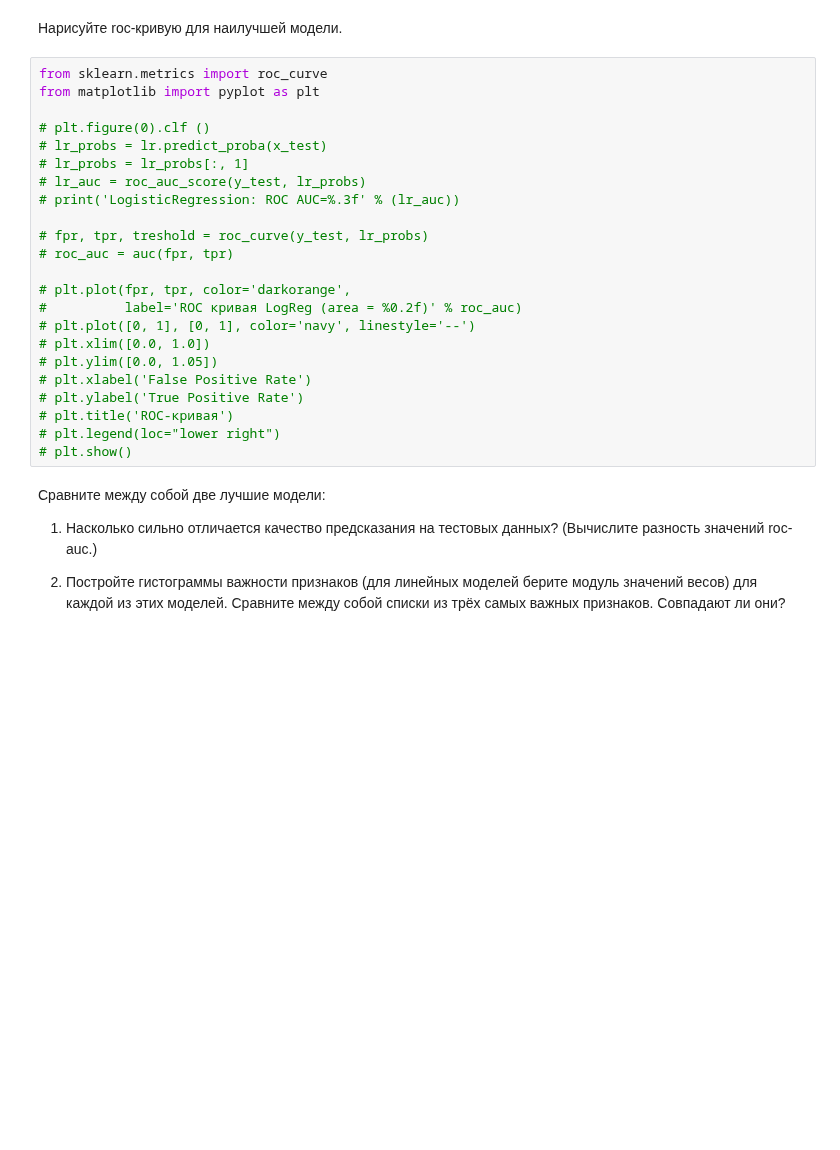
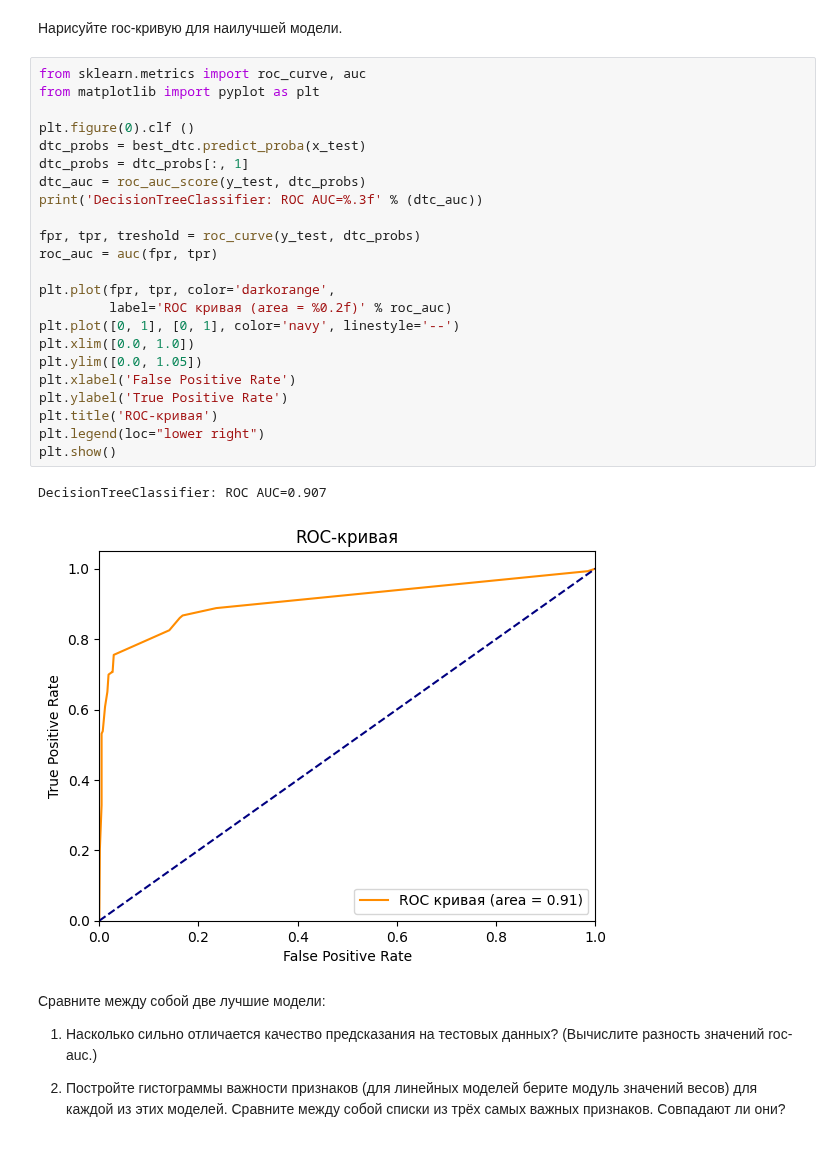
Before and after one commit to IgorKolotushkin/machine_learning_ds, a Jupyter notebook: hw7/Практическая работа. Логическая классификация. Деревья решений.ipynb, the cells around one changed output. Drawn from its saved outputs; the diff is of its cells as text; blank space fills up the shorter version.

```diff
--- a/hw7/Практическая работа. Логическая классификация. Деревья решений.ipynb
+++ b/hw7/Практическая работа. Логическая классификация. Деревья решений.ipynb
@@ -287,28 +287,31 @@ roc_auc best_dtc = 0.9072998180349405
 # %% [markdown]
 Нарисуйте roc-кривую для наилучшей модели.
 # %%
-from sklearn.metrics import roc_curve
+from sklearn.metrics import roc_curve, auc
 from matplotlib import pyplot as plt
 
-# plt.figure(0).clf ()
-# lr_probs = lr.predict_proba(x_test)
-# lr_probs = lr_probs[:, 1]
-# lr_auc = roc_auc_score(y_test, lr_probs)
-# print('LogisticRegression: ROC AUC=%.3f' % (lr_auc))
+plt.figure(0).clf ()
+dtc_probs = best_dtc.predict_proba(x_test)
+dtc_probs = dtc_probs[:, 1]
+dtc_auc = roc_auc_score(y_test, dtc_probs)
+print('DecisionTreeClassifier: ROC AUC=%.3f' % (dtc_auc))
 
-# fpr, tpr, treshold = roc_curve(y_test, lr_probs)
-# roc_auc = auc(fpr, tpr)
+fpr, tpr, treshold = roc_curve(y_test, dtc_probs)
+roc_auc = auc(fpr, tpr)
 
-# plt.plot(fpr, tpr, color='darkorange',
-#          label='ROC кривая LogReg (area = %0.2f)' % roc_auc)
-# plt.plot([0, 1], [0, 1], color='navy', linestyle='--')
-# plt.xlim([0.0, 1.0])
-# plt.ylim([0.0, 1.05])
-# plt.xlabel('False Positive Rate')
-# plt.ylabel('True Positive Rate')
-# plt.title('ROC-кривая')
-# plt.legend(loc="lower right")
-# plt.show()
+plt.plot(fpr, tpr, color='darkorange',
+         label='ROC кривая (area = %0.2f)' % roc_auc)
+plt.plot([0, 1], [0, 1], color='navy', linestyle='--')
+plt.xlim([0.0, 1.0])
+plt.ylim([0.0, 1.05])
+plt.xlabel('False Positive Rate')
+plt.ylabel('True Positive Rate')
+plt.title('ROC-кривая')
+plt.legend(loc="lower right")
+plt.show()
+# %% [output]
+DecisionTreeClassifier: ROC AUC=0.907
+[figure, added]
 # %% [markdown]
 Сравните между собой две лучшие модели:
 
```
Also changed, not shown: parts of 2 cells of this notebook.
